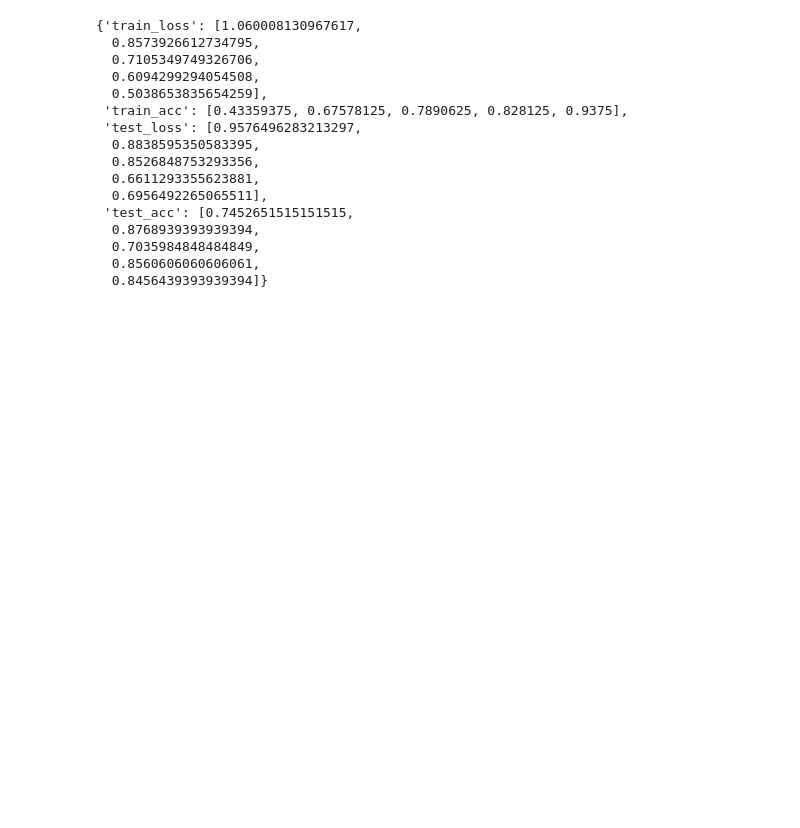
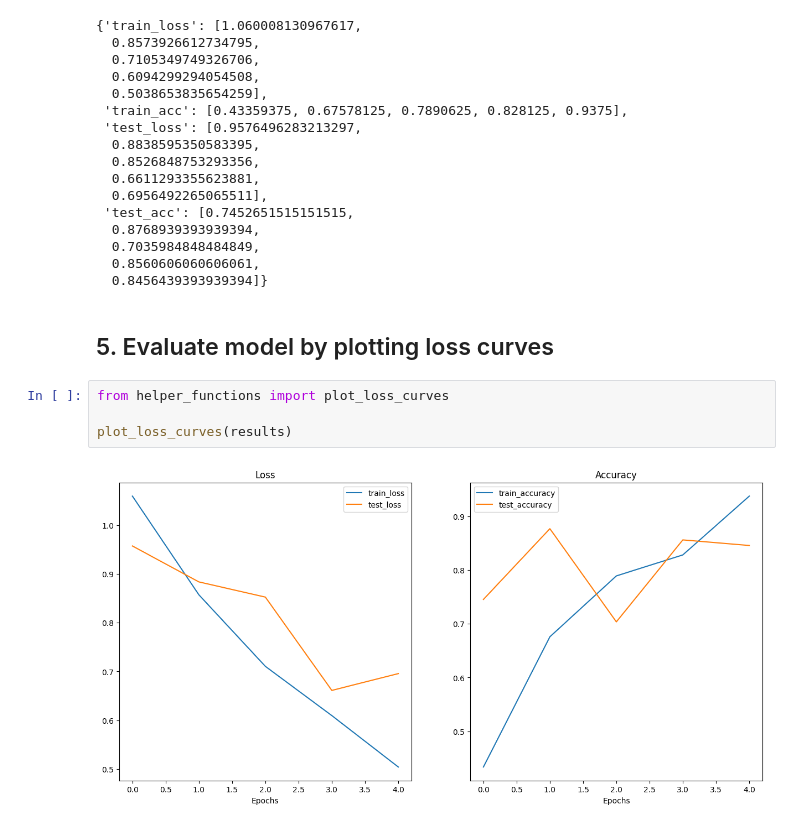
Before and after one commit to MahdiAmrollahi/pytorch-ZTM, a Jupyter notebook: 06_pytorch_transfre_learning.ipynb, the cells around one changed output. Drawn from its saved outputs; the diff is of its cells as text; blank space fills up the shorter version.

Commit message:
plot loss curves

```diff
--- a/06_pytorch_transfre_learning.ipynb
+++ b/06_pytorch_transfre_learning.ipynb
@@ -336,3 +336,11 @@ results
   0.7035984848484849,
   0.8560606060606061,
   0.8456439393939394]}
+# %% [markdown]
+## 5. Evaluate model by plotting loss curves
+# %%
+from helper_functions import plot_loss_curves
+
+plot_loss_curves(results)
+# %% [output]
+[figure, added]
```
